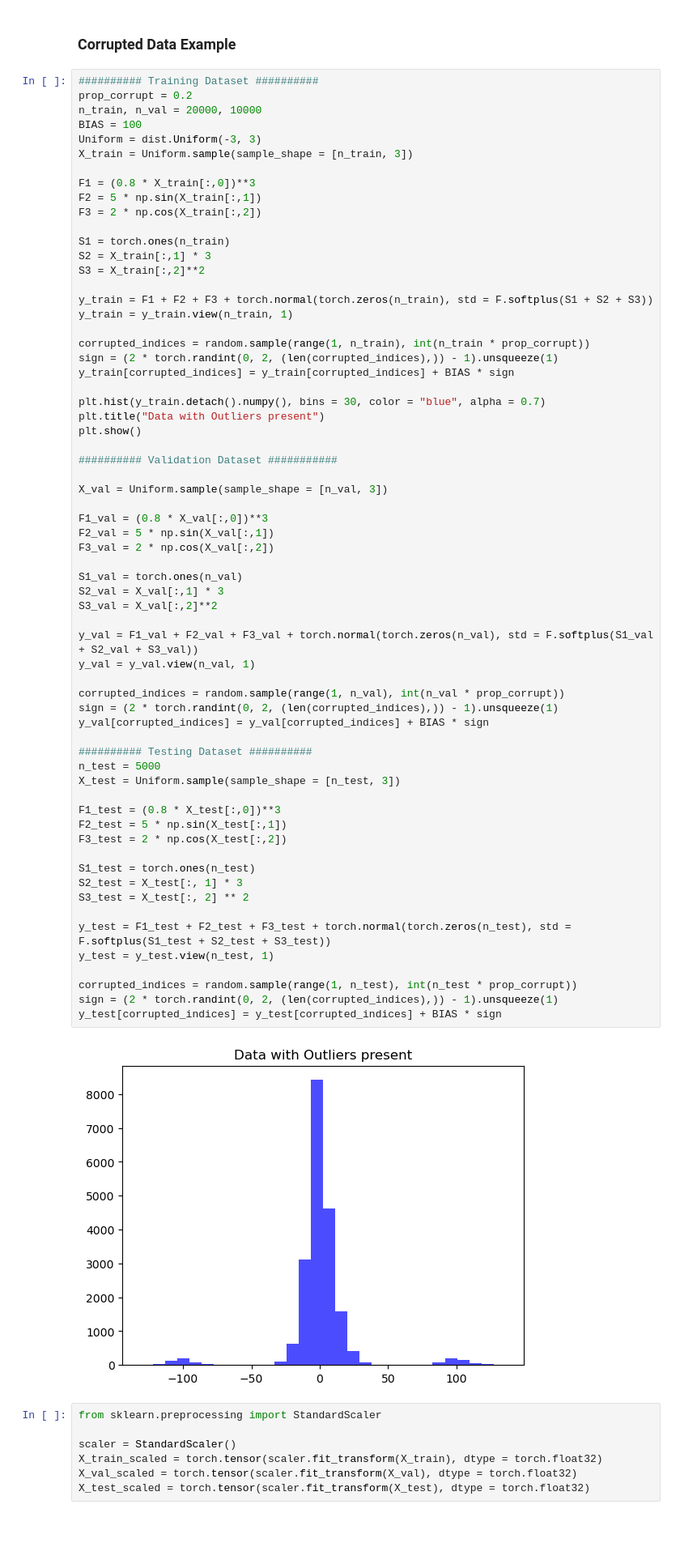
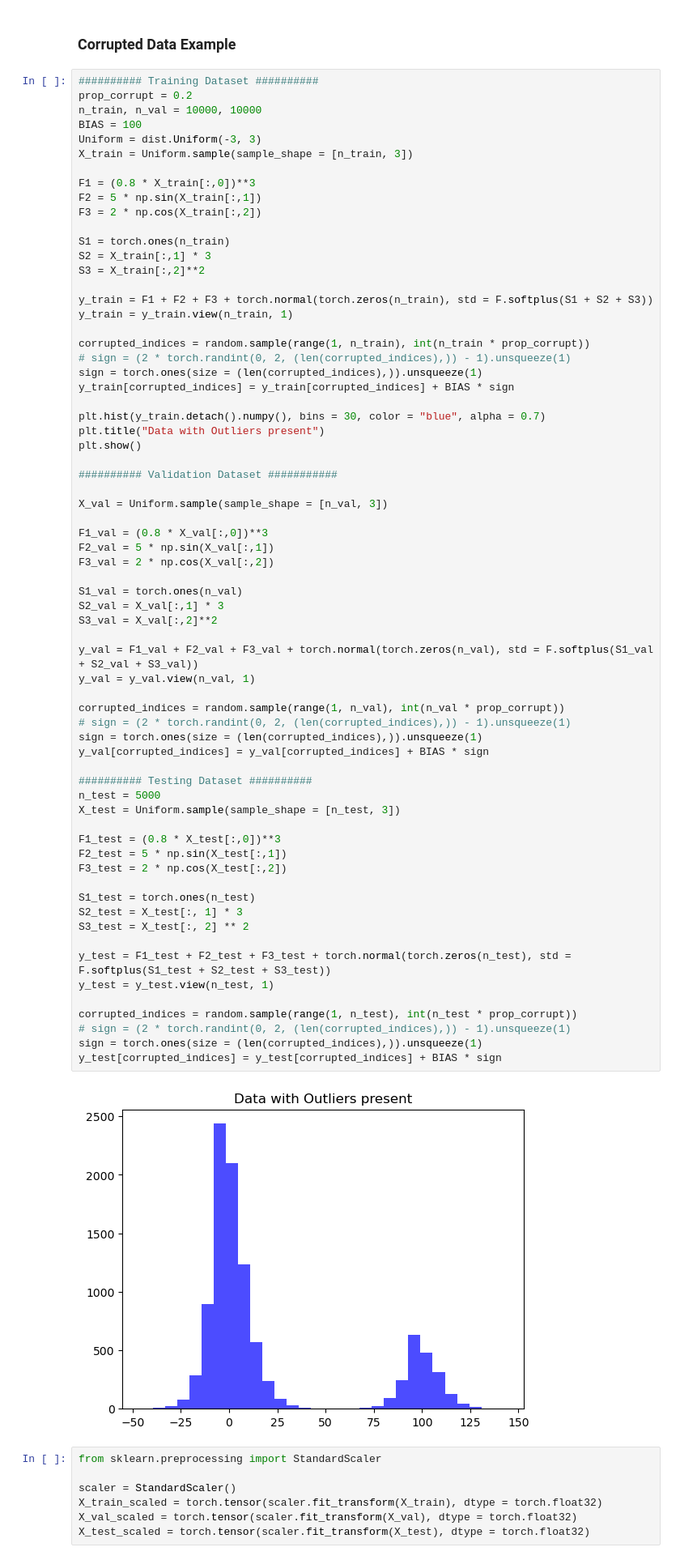
Before and after one commit to tobiasweckop/Robust-NAMLSS, a Jupyter notebook: robust_namlss.ipynb, the cells around one changed output. Shown at 81% size. Drawn from its saved outputs; the diff is of its cells as text; blank space fills up the shorter version.

```diff
--- a/robust_namlss.ipynb
+++ b/robust_namlss.ipynb
@@ -380,7 +392,7 @@ plt.show()
 # %%
 ########## Training Dataset ##########
 prop_corrupt = 0.2
-n_train, n_val = 20000, 10000
+n_train, n_val = 10000, 10000
 BIAS = 100
 Uniform = dist.Uniform(-3, 3)
 X_train = Uniform.sample(sample_shape = [n_train, 3])
@@ -397,7 +409,8 @@ y_train = F1 + F2 + F3 + torch.normal(torch.zeros(n_train), std = F.softplus(S1
 y_train = y_train.view(n_train, 1)
 
 corrupted_indices = random.sample(range(1, n_train), int(n_train * prop_corrupt))
-sign = (2 * torch.randint(0, 2, (len(corrupted_indices),)) - 1).unsqueeze(1)
+# sign = (2 * torch.randint(0, 2, (len(corrupted_indices),)) - 1).unsqueeze(1)
+sign = torch.ones(size = (len(corrupted_indices),)).unsqueeze(1)
 y_train[corrupted_indices] = y_train[corrupted_indices] + BIAS * sign
 
 plt.hist(y_train.detach().numpy(), bins = 30, color = "blue", alpha = 0.7)
@@ -413,36 +426,38 @@ F2_val = 5 * np.sin(X_val[:,1])
 F3_val = 2 * np.cos(X_val[:,2])
 
 S1_val = torch.ones(n_val)
 S2_val = X_val[:,1] * 3
 S3_val = X_val[:,2]**2
 
 y_val = F1_val + F2_val + F3_val + torch.normal(torch.zeros(n_val), std = F.softplus(S1_val + S2_val + S3_val))
 y_val = y_val.view(n_val, 1)
 
 corrupted_indices = random.sample(range(1, n_val), int(n_val * prop_corrupt))
-sign = (2 * torch.randint(0, 2, (len(corrupted_indices),)) - 1).unsqueeze(1)
+# sign = (2 * torch.randint(0, 2, (len(corrupted_indices),)) - 1).unsqueeze(1)
+sign = torch.ones(size = (len(corrupted_indices),)).unsqueeze(1)
 y_val[corrupted_indices] = y_val[corrupted_indices] + BIAS * sign
 
 ########## Testing Dataset ##########
 n_test = 5000
 X_test = Uniform.sample(sample_shape = [n_test, 3])
 
 F1_test = (0.8 * X_test[:,0])**3
 F2_test = 5 * np.sin(X_test[:,1])
 F3_test = 2 * np.cos(X_test[:,2])
 
 S1_test = torch.ones(n_test)
 S2_test = X_test[:, 1] * 3
 S3_test = X_test[:, 2] ** 2
 
 y_test = F1_test + F2_test + F3_test + torch.normal(torch.zeros(n_test), std = F.softplus(S1_test + S2_test + S3_test))
 y_test = y_test.view(n_test, 1)
 
 corrupted_indices = random.sample(range(1, n_test), int(n_test * prop_corrupt))
-sign = (2 * torch.randint(0, 2, (len(corrupted_indices),)) - 1).unsqueeze(1)
+# sign = (2 * torch.randint(0, 2, (len(corrupted_indices),)) - 1).unsqueeze(1)
+sign = torch.ones(size = (len(corrupted_indices),)).unsqueeze(1)
 y_test[corrupted_indices] = y_test[corrupted_indices] + BIAS * sign
 # %% [output]
-[figure, old version]
+[figure, new version]
 # %%
 from sklearn.preprocessing import StandardScaler
 
```
Also changed, not shown: parts of 15 cells of this notebook.
